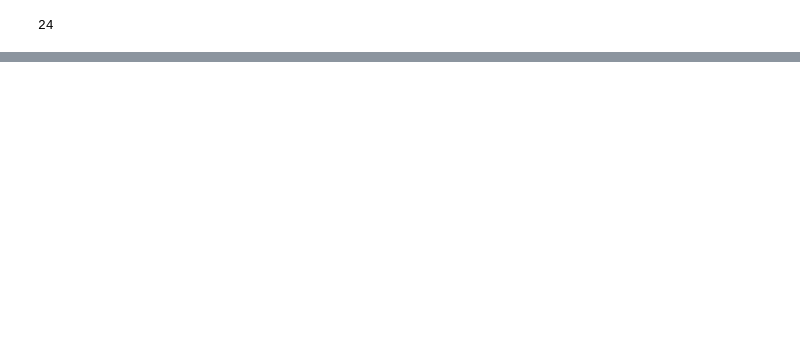
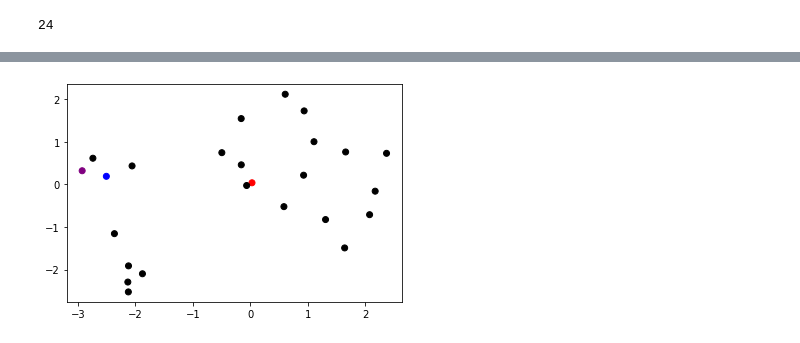
Before and after one commit to psiz-org/psiz, a Jupyter notebook: examples/rate/plots.ipynb, the cells around one changed output, grey strips where cells are left out. Saved outputs shown, nothing was run; the diff lists cells and outputs as text; code cells hidden in the pictures; blank space fills up the shorter version.

```diff
--- a/examples/rate/plots.ipynb
+++ b/examples/rate/plots.ipynb
@@ -29,3 +133,5 @@ color_plots("CinAld","2Hep","CinAld_2Hep")
 # %%
-color_plots("CinAld", "IBAcd","CinAld_IBAcd")
+color_plots("CinAld", "IBAcd","CinAld_IBAcd", rho_beta_true_coords)
+# %% [output]
+[figure, added]
 # %%
```
Also changed, not shown: parts of 36 cells of this notebook, 25 other files.
